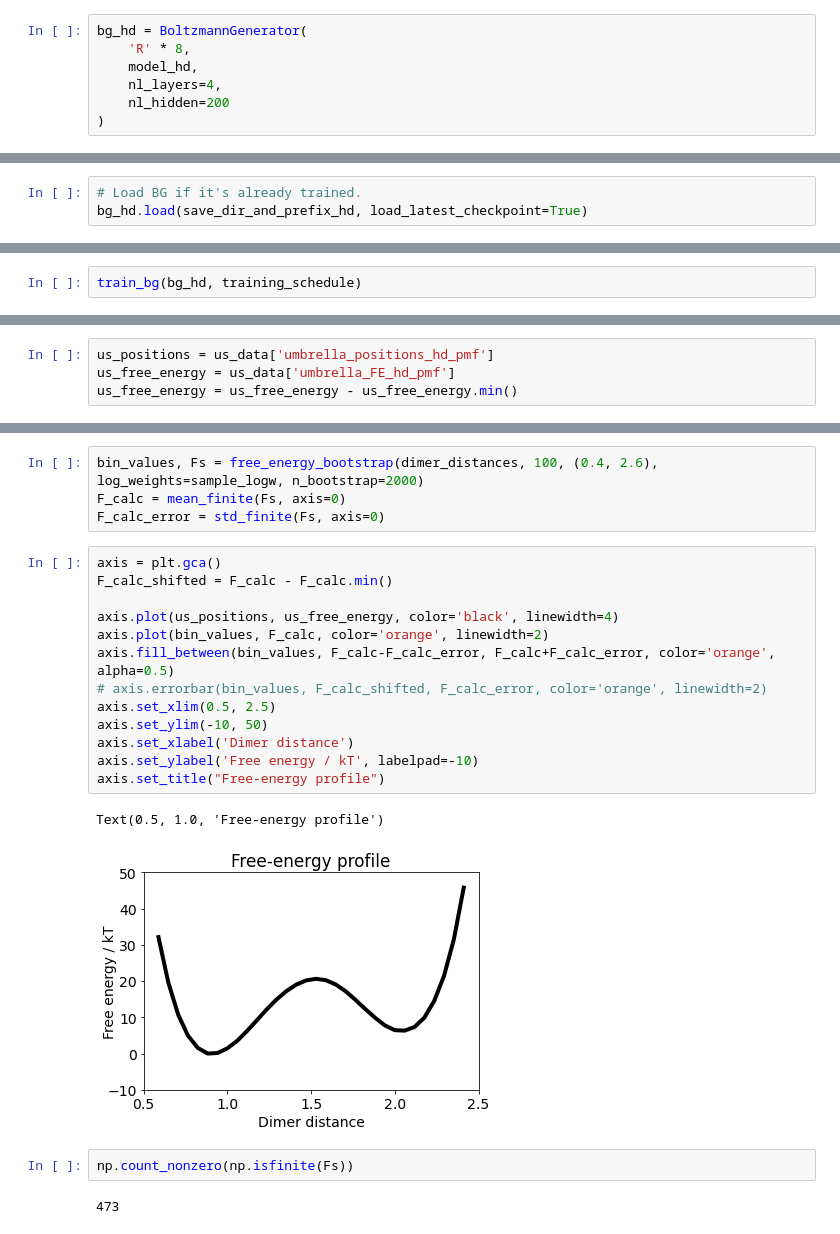
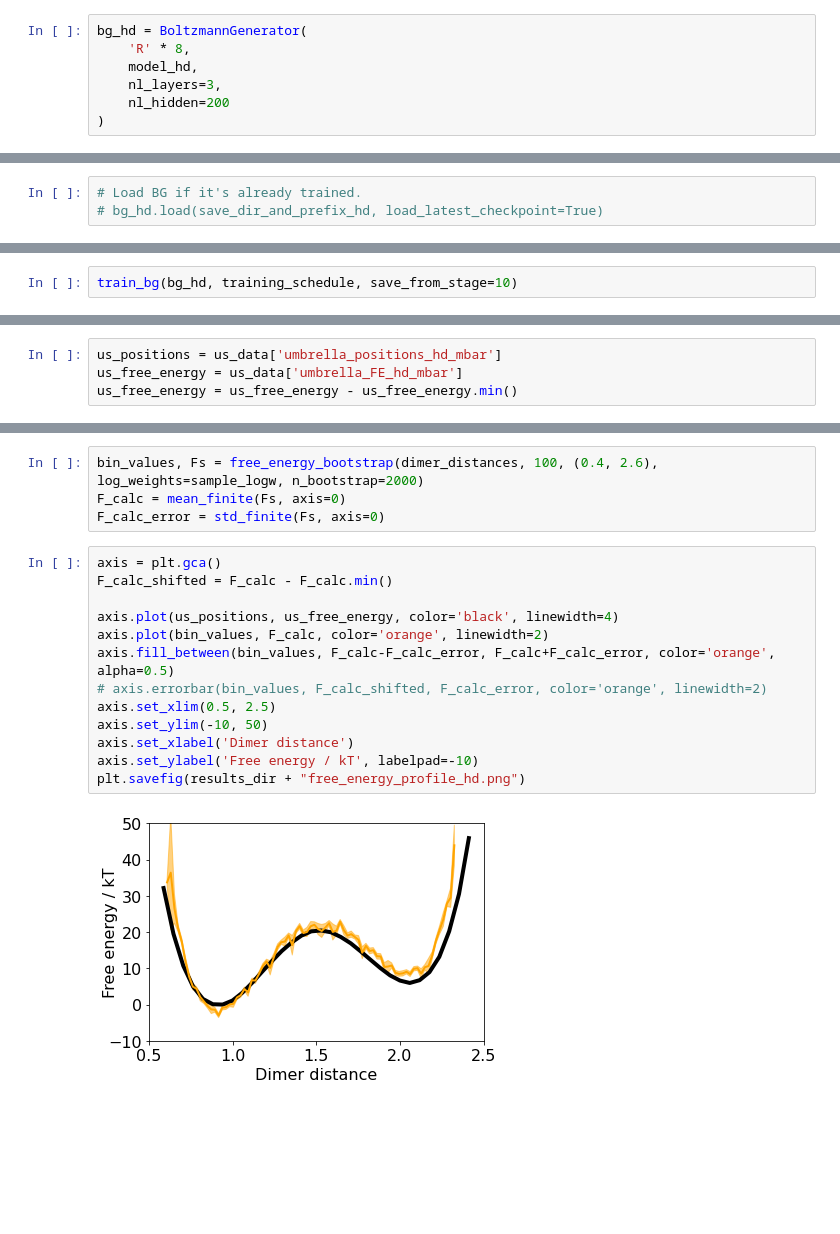
Before and after one commit to auhliarik/boltzmann-generators, a Jupyter notebook: notebooks/particle_dimer_changed_density.ipynb, the cells around one changed output, grey strips where cells are left out. Saved outputs shown, nothing was run; the diff lists cells and outputs as text; blank space fills up the shorter version.

```diff
--- a/notebooks/particle_dimer_changed_density.ipynb
+++ b/notebooks/particle_dimer_changed_density.ipynb
@@ -522,7 +477,7 @@ Construct Boltzmann generator
 bg_hd = BoltzmannGenerator(
     'R' * 8,
     model_hd,
-    nl_layers=4,
+    nl_layers=3,
     nl_hidden=200
 )
 # %% [output]
@@ -563,7 +518,7 @@ training_schedule = [
 ## Training
 # %%
 # Load BG if it's already trained.
-bg_hd.load(save_dir_and_prefix_hd, load_latest_checkpoint=True)
+# bg_hd.load(save_dir_and_prefix_hd, load_latest_checkpoint=True)
 # %%
 training_dataset = training_dataset_hd
 validation_dataset = validation_dataset_hd
@@ -570,4 +526,4 @@ validation_dataset = validation_dataset_hd
 # %%
-train_bg(bg_hd, training_schedule)
+train_bg(bg_hd, training_schedule, save_from_stage=10)
 # %% [output]
 Should training continue? (press Enter)
@@ -809,8 +765,8 @@ for i, x in enumerate(path):
 ### Free energy
 Load refeence data from umbrella sampling.
 # %%
-us_positions = us_data['umbrella_positions_hd_pmf']
-us_free_energy = us_data['umbrella_FE_hd_pmf']
+us_positions = us_data['umbrella_positions_hd_mbar']
+us_free_energy = us_data['umbrella_FE_hd_mbar']
 us_free_energy = us_free_energy - us_free_energy.min()
 # %% [markdown]
 Calculate free energy profile along dimer distance using BG.
@@ -824,20 +780,15 @@ F_calc_error = std_finite(Fs, axis=0)
 # %%
 axis = plt.gca()
 F_calc_shifted = F_calc - F_calc.min()
 
 axis.plot(us_positions, us_free_energy, color='black', linewidth=4)
 axis.plot(bin_values, F_calc, color='orange', linewidth=2)
 axis.fill_between(bin_values, F_calc-F_calc_error, F_calc+F_calc_error, color='orange', alpha=0.5)
 # axis.errorbar(bin_values, F_calc_shifted, F_calc_error, color='orange', linewidth=2)
 axis.set_xlim(0.5, 2.5)
 axis.set_ylim(-10, 50)
 axis.set_xlabel('Dimer distance')
 axis.set_ylabel('Free energy / kT', labelpad=-10)
-axis.set_title("Free-energy profile")
+plt.savefig(results_dir + "free_energy_profile_hd.png")
 # %% [output]
-Text(0.5, 1.0, 'Free-energy profile')
-[figure, old version]
+[figure, new version]
-# %%
-np.count_nonzero(np.isfinite(Fs))
-# %% [output]
-473
```
Also changed, not shown: parts of 37 cells of this notebook, 1 other file.
